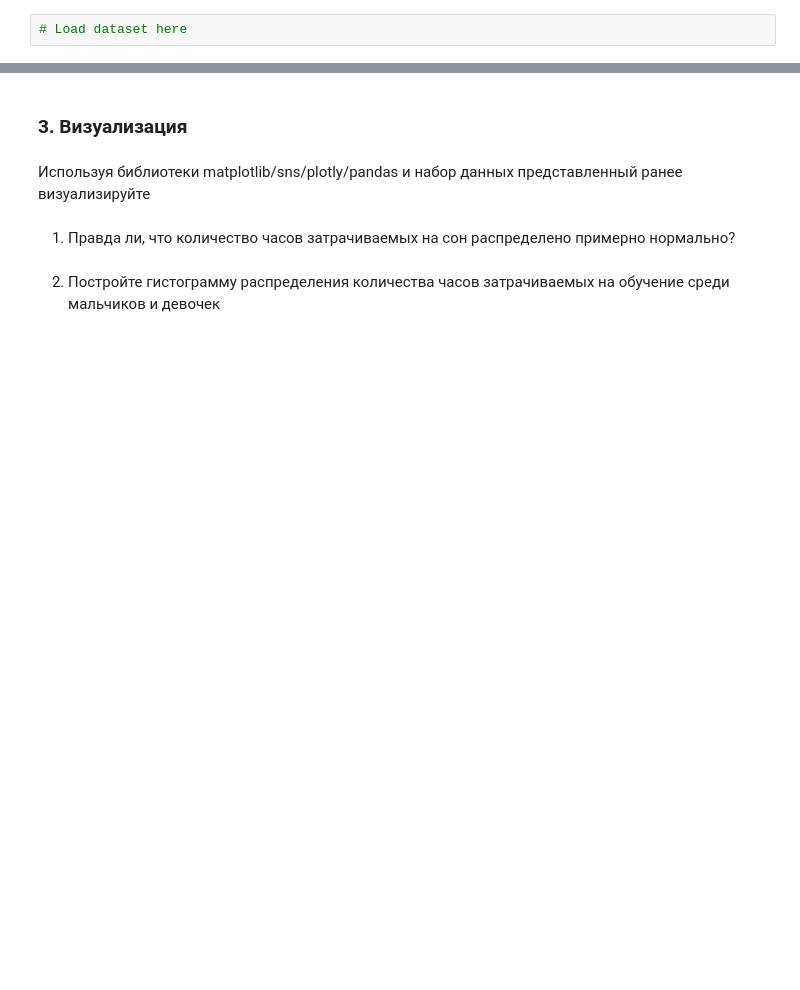
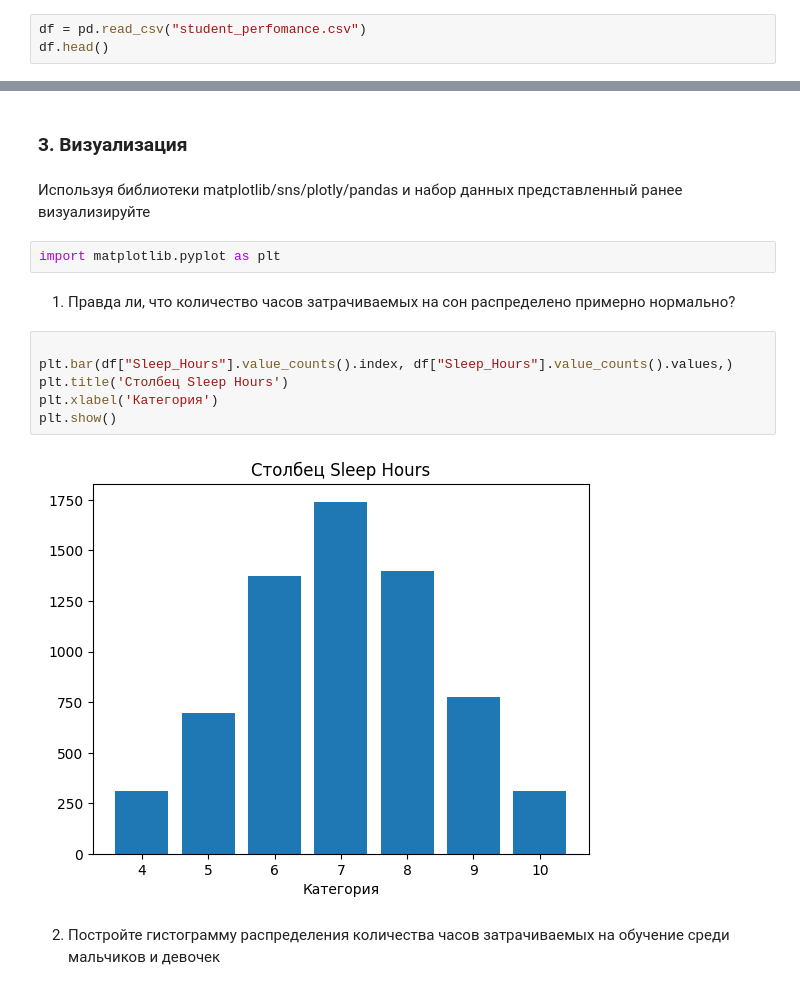
Before and after one commit to anxiousss/ML, a Jupyter notebook: hw1/Lab1-6.ipynb, the cells around one changed output, grey strips where cells are left out. Cells and saved outputs as stored; diff of their text form; blank space fills up the shorter version.

```diff
--- a/hw1/Lab1-6.ipynb
+++ b/hw1/Lab1-6.ipynb
@@ -174,4 +178,5 @@ Exam_Score - оценка на конечном экзамене
 # %%
 import pandas as pd
 # %%
-# Load dataset here
+df = pd.read_csv("student_perfomance.csv")
+df.head()
@@ -199,7 +259,17 @@ import pandas as pd
 ### 3. Визуализация
 # %% [markdown]
 Используя библиотеки matplotlib/sns/plotly/pandas и набор данных представленный ранее визуализируйте
+# %%
+import matplotlib.pyplot as plt
 # %% [markdown]
 1. Правда ли, что количество часов затрачиваемых на сон распределено примерно нормально?
+# %%
+
+plt.bar(df["Sleep_Hours"].value_counts().index, df["Sleep_Hours"].value_counts().values,)
+plt.title('Столбец Sleep Hours')
+plt.xlabel('Категория')
+plt.show()
+# %% [output]
+[figure, added]
 # %% [markdown]
 2. Постройте гистограмму распределения количества часов затрачиваемых на обучение среди мальчиков и девочек
```
Also changed, not shown: parts of 16 cells of this notebook, 1 other file.
